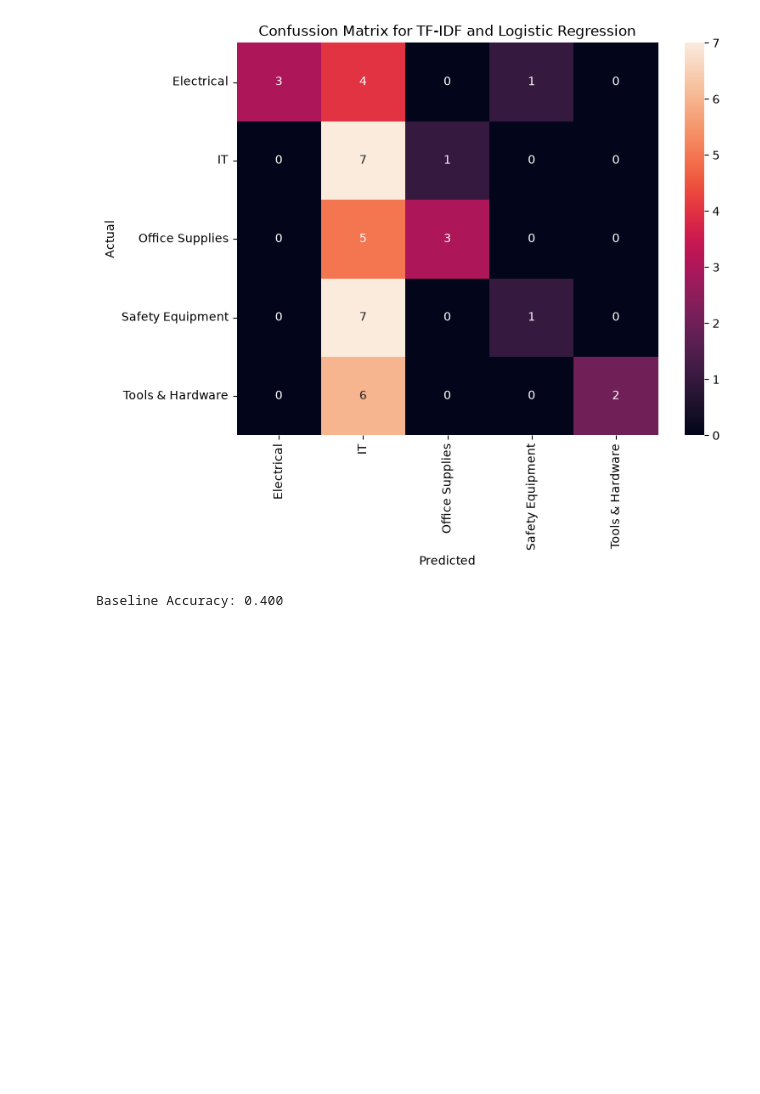
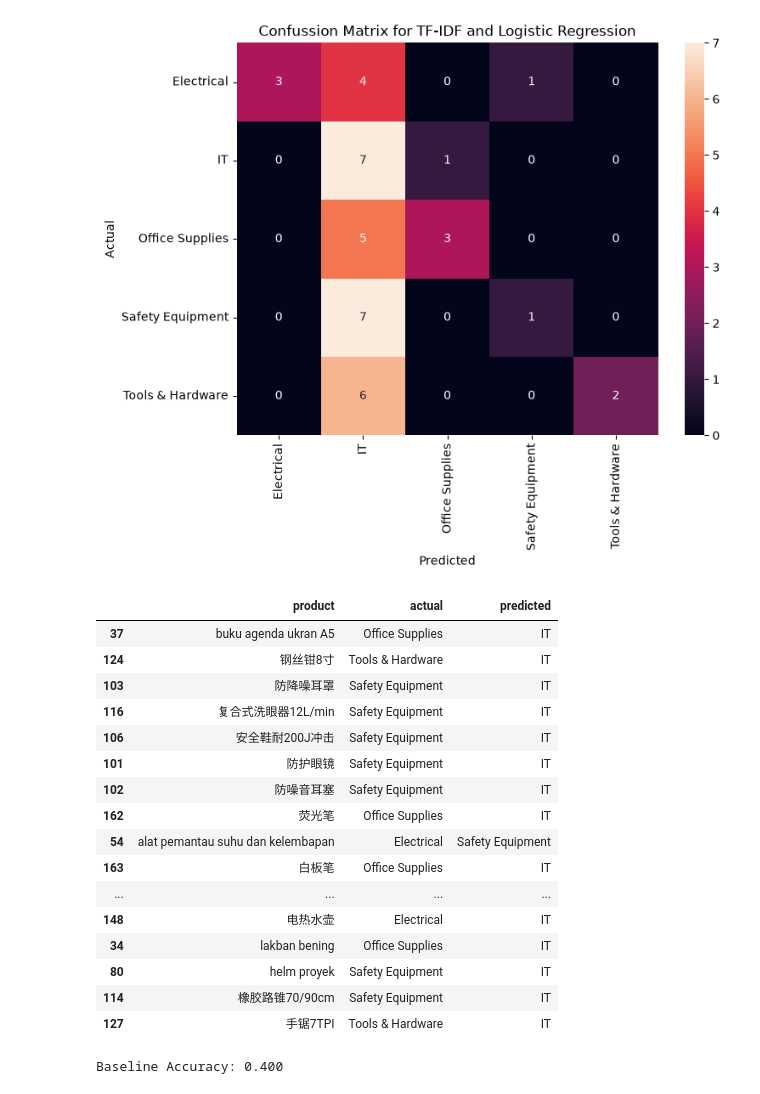
Before and after one commit to annisatzky-tech/chinese-indonesian-product-classification, a Jupyter notebook: notebooks/02_baseline_model.ipynb, the cells around one changed output. Drawn from its saved outputs; the diff is of its cells as text; code cells hidden in the pictures; blank space fills up the shorter version.

```diff
--- a/notebooks/02_baseline_model.ipynb
+++ b/notebooks/02_baseline_model.ipynb
@@ -129,6 +129,30 @@ plt.title('Confussion Matrix for TF-IDF and Logistic Regression')
 plt.show()
 # %% [output]
 [figure]
+# %%
+errors = results[
+    results['actual'] != results['predicted']
+]
+
+errors
+# %% [output]
+|  | product | actual | predicted |
+| 37 | buku agenda ukran A5 | Office Supplies | IT |
+| 124 | 钢丝钳8寸 | Tools & Hardware | IT |
+| 103 | 防降噪耳罩 | Safety Equipment | IT |
+| 116 | 复合式洗眼器12L/min | Safety Equipment | IT |
+| 106 | 安全鞋耐200J冲击 | Safety Equipment | IT |
+| 101 | 防护眼镜 | Safety Equipment | IT |
+| 102 | 防噪音耳塞 | Safety Equipment | IT |
+| 162 | 荧光笔 | Office Supplies | IT |
+| 54 | alat pemantau suhu dan kelembapan | Electrical | Safety Equipment |
+| 163 | 白板笔 | Office Supplies | IT |
+| ... | ... | ... | ... |
+| 148 | 电热水壶 | Electrical | IT |
+| 34 | lakban bening | Office Supplies | IT |
+| 80 | helm proyek | Safety Equipment | IT |
+| 114 | 橡胶路锥70/90cm | Safety Equipment | IT |
+| 127 | 手锯7TPI | Tools & Hardware | IT |
 # %%
 baseline_accuracy = accuracy_score(y_test, y_pred)
 
```
